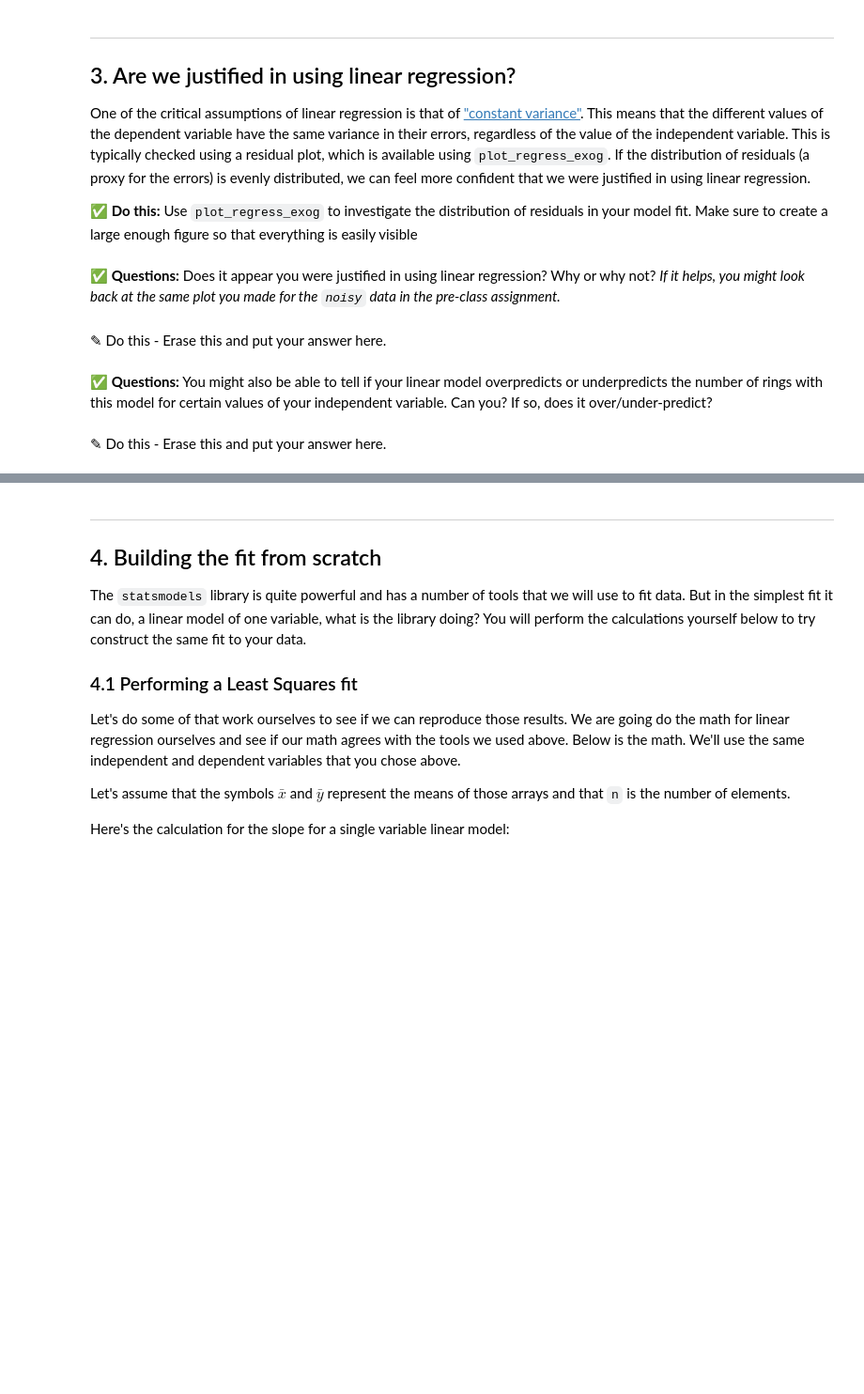
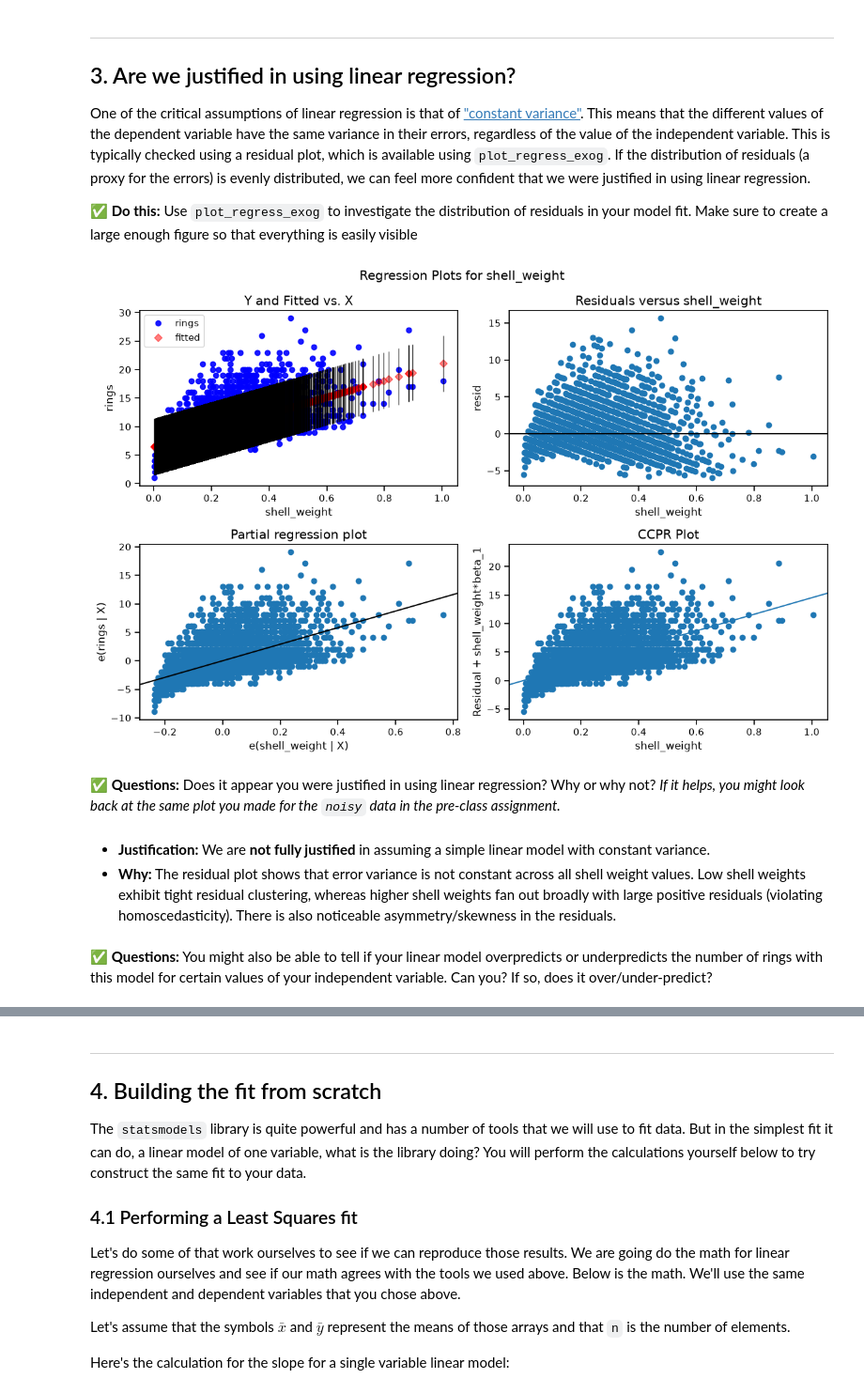
Before and after one commit to ykalani/CMSE202-f26-turnin, a Jupyter notebook: Day-13/Day-13_In-Class-Regression-STUDENT.ipynb, the cells around one changed output, grey strips where cells are left out. Shown at 94% size. Drawn from its saved outputs; the diff is of its cells as text; code cells hidden in the pictures; blank space fills up the shorter version.

```diff
--- a/Day-13/Day-13_In-Class-Regression-STUDENT.ipynb
+++ b/Day-13/Day-13_In-Class-Regression-STUDENT.ipynb
@@ -230,8 +312,14 @@ fig = plt.figure(figsize= ??? )
+# %%
+fig = plt.figure(figsize=(12, 8))
+sm.graphics.plot_regress_exog(model, 'shell_weight', fig=fig)
+plt.tight_layout()
+plt.show()
+# %% [output]
+[figure, added]
 # %% [markdown]
 **&#9989; Questions:** Does it appear you were justified in using linear regression? Why or why not? _If it helps, you might look back at the same plot you made for the `noisy` data in the pre-class assignment._
-# %% [markdown]
-<font size=+3>&#9998;</font> Do this - Erase this and put your answer here.
+# %% [markdown]
+* **Justification:** We are **not fully justified** in assuming a simple linear model with constant variance.
+* **Why:** The residual plot shows that error variance is not constant across all shell weight values. Low shell weights exhibit tight residual clustering, whereas higher shell weights fan out broadly with large positive residuals (violating homoscedasticity). There is also noticeable asymmetry/skewness in the residuals.
 # %% [markdown]
 **&#9989; Questions:**  You might also be able to tell if your linear model overpredicts or underpredicts the number of rings with this model for certain values of your independent variable. Can you? If so, does it over/under-predict?
-# %% [markdown]
-<font size=+3>&#9998;</font> Do this - Erase this and put your answer here.
```
Also changed, not shown: parts of 36 cells of this notebook.
